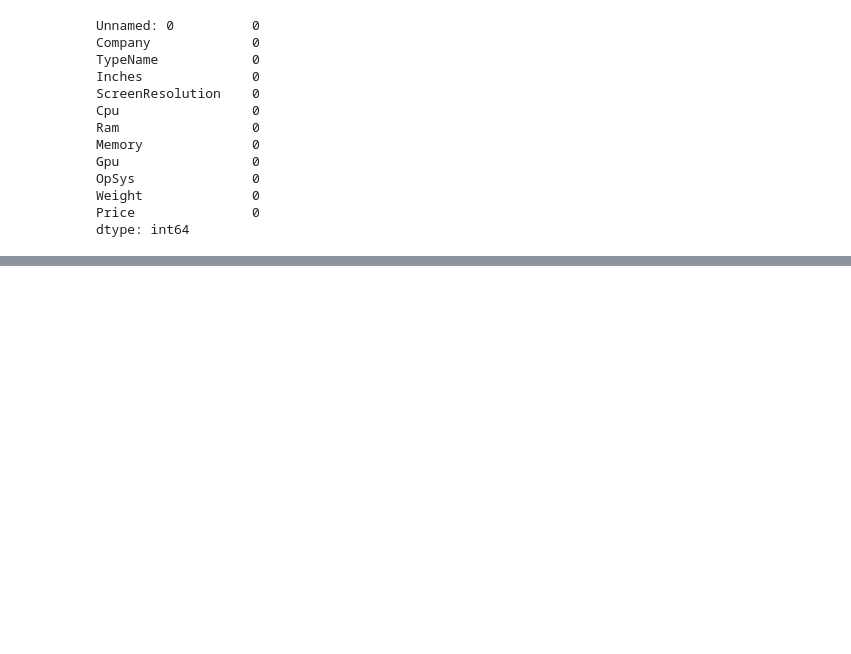
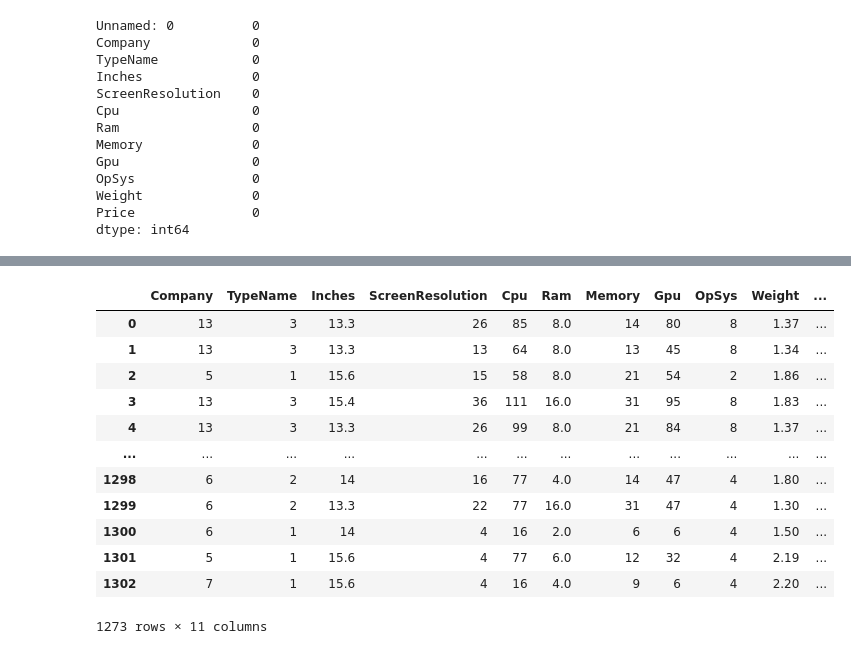
Before and after one commit to aimlrl/laptop-price-prediction, a Jupyter notebook: src.ipynb, the cells around one changed output, grey strips where cells are left out. Saved outputs shown, nothing was run; the diff lists cells and outputs as text; code cells hidden in the pictures; blank space fills up the shorter version.

```diff
--- a/src.ipynb
+++ b/src.ipynb
@@ -76,0 +134,21 @@ def label_encode_column(column_name):
+# %%
+data["Weight"].replace(to_replace="?",value=data["Weight"].value_counts().index[0],
+                       inplace=True)
+# %%
+data["Weight"] = data["Weight"].apply(lambda x: float(x.split("kg")[0]))
+# %%
+data
+# %% [output]
+|  | Company | TypeName | Inches | ScreenResolution | Cpu | Ram | Memory | Gpu | OpSys | Weight | ... |
+| 0 | 13 | 3 | 13.3 | 26 | 85 | 8.0 | 14 | 80 | 8 | 1.37 | ... |
+| 1 | 13 | 3 | 13.3 | 13 | 64 | 8.0 | 13 | 45 | 8 | 1.34 | ... |
+| 2 | 5 | 1 | 15.6 | 15 | 58 | 8.0 | 21 | 54 | 2 | 1.86 | ... |
+| 3 | 13 | 3 | 15.4 | 36 | 111 | 16.0 | 31 | 95 | 8 | 1.83 | ... |
+| 4 | 13 | 3 | 13.3 | 26 | 99 | 8.0 | 21 | 84 | 8 | 1.37 | ... |
+| ... | ... | ... | ... | ... | ... | ... | ... | ... | ... | ... | ... |
+| 1298 | 6 | 2 | 14 | 16 | 77 | 4.0 | 14 | 47 | 4 | 1.80 | ... |
+| 1299 | 6 | 2 | 13.3 | 22 | 77 | 16.0 | 31 | 47 | 4 | 1.30 | ... |
+| 1300 | 6 | 1 | 14 | 4 | 16 | 2.0 | 6 | 6 | 4 | 1.50 | ... |
+| 1301 | 5 | 1 | 15.6 | 4 | 77 | 6.0 | 12 | 32 | 4 | 2.19 | ... |
+| 1302 | 7 | 1 | 15.6 | 4 | 16 | 4.0 | 9 | 6 | 4 | 2.20 | ... |
+1273 rows × 11 columns
```
Also changed, not shown: parts of 9 cells of this notebook.
